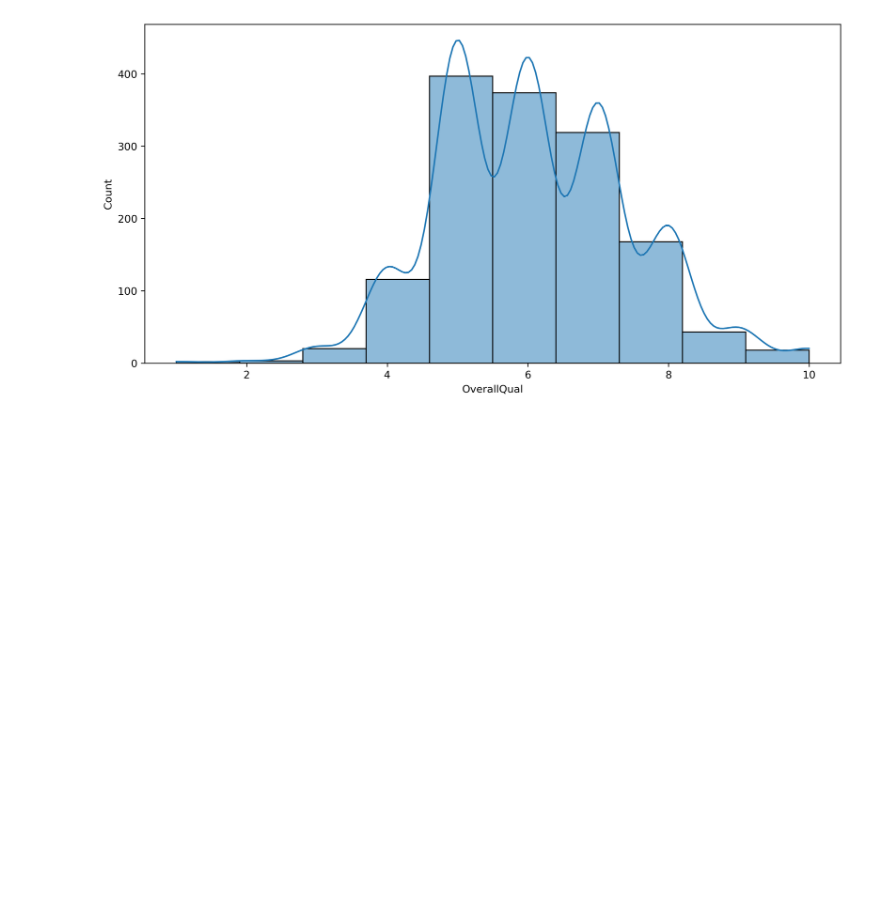
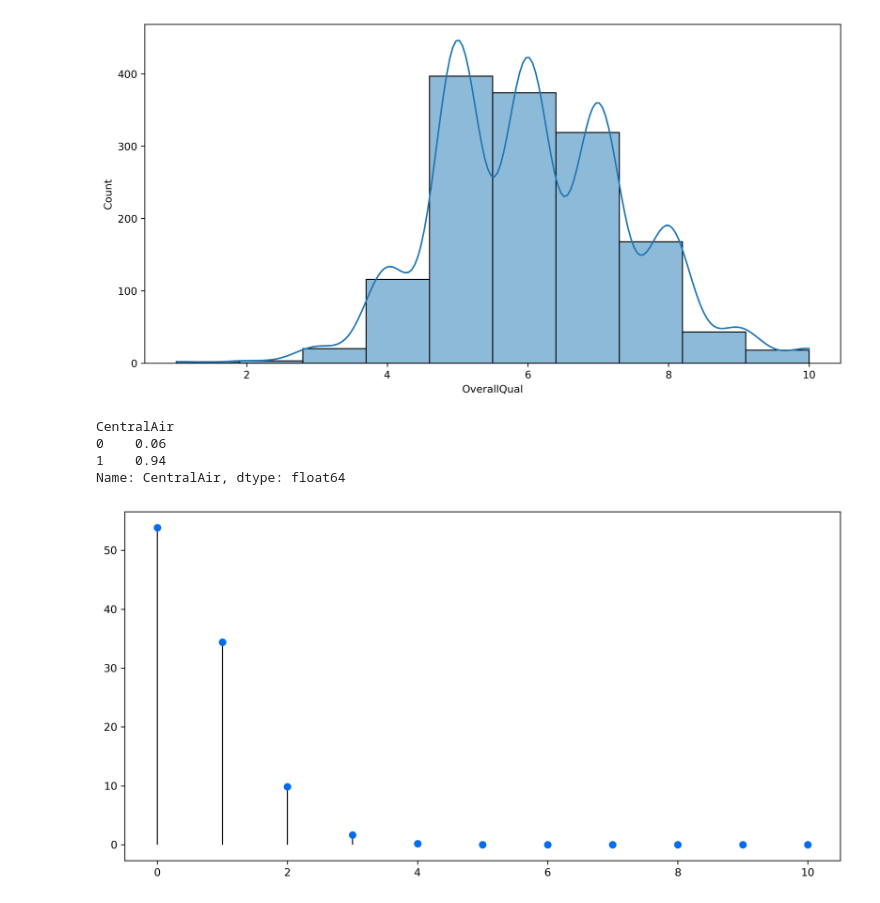
Before and after one commit to ashen007/Housing-Sale-Price-analysis, a Jupyter notebook: notebooks/analysis_2(distribution).ipynb, the cells around one changed output. Drawn from its saved outputs; the diff is of its cells as text; code cells hidden in the pictures; blank space fills up the shorter version.

Commit message:
distribution of central air (binomial)

```diff
--- a/notebooks/analysis_2(distribution).ipynb
+++ b/notebooks/analysis_2(distribution).ipynb
@@ -68,3 +68,34 @@ sns.histplot(data=data.OverallQual,bins=10,kde=True)
 plt.show()
 # %% [output]
 [figure]
+# %%
+data.CentralAir = data.CentralAir.apply(lambda x: 1 if x=='Y' else 0)
+# %%
+sample1 = data[['CentralAir']].sample(100,random_state=36)
+sample2 = data[['CentralAir']].sample(100,random_state=42)
+sample3 = data[['CentralAir']].sample(100,random_state=52)
+sample4 = data[['CentralAir']].sample(100,random_state=64)
+samples = [sample1,sample2,sample3,sample4]
+prob = 0
+
+for i in range(len(samples)):
+    prob += samples[i].groupby('CentralAir')['CentralAir'].count()/samples[i].shape[0]
+
+prob = prob/4
+prob
+# %% [output]
+CentralAir
+0    0.06
+1    0.94
+Name: CentralAir, dtype: float64
+# %%
+fig,ax = plt.subplots(nrows=1,ncols=1,figsize=[12,6],dpi=300)
+
+for i in range(11):
+    y = ss.binom.pmf(n=10,k=i,p=0.06)*100
+    ax.plot(i,y,'o',color='#056CF2')
+    ax.vlines(i,0,y,lw=1)
+
+plt.show()
+# %% [output]
+[figure, added]
```
